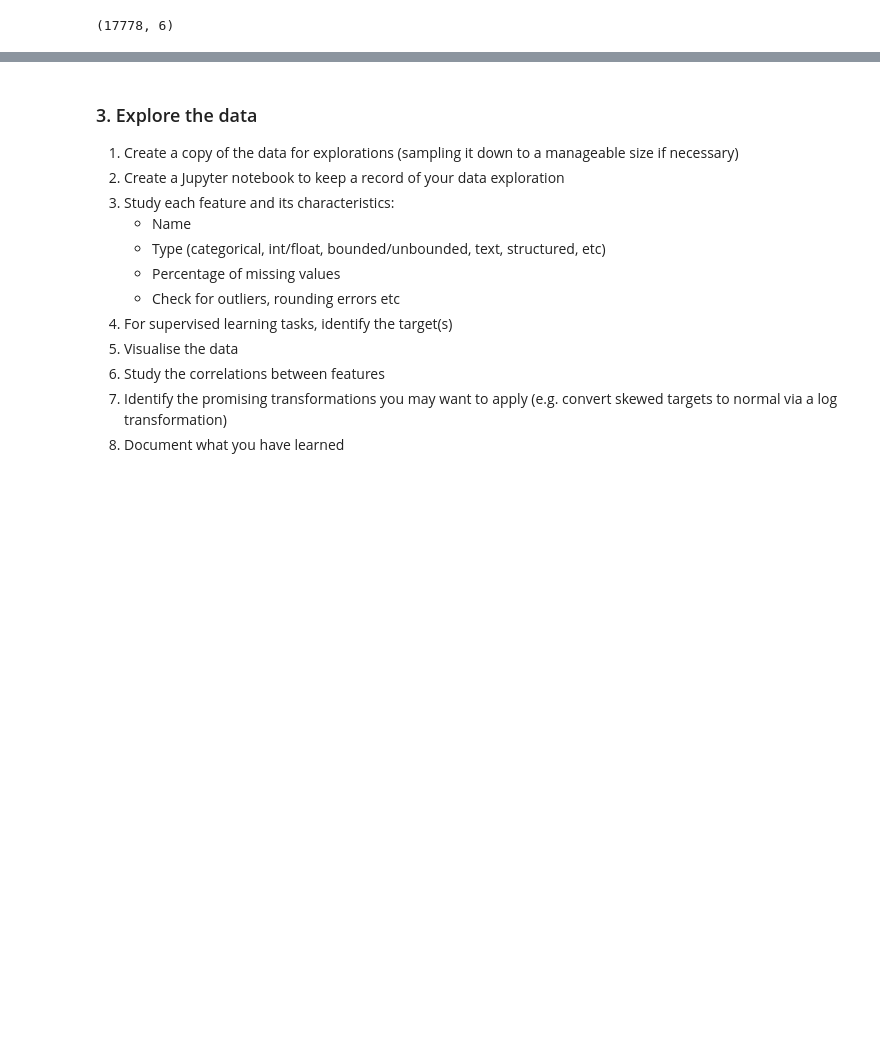
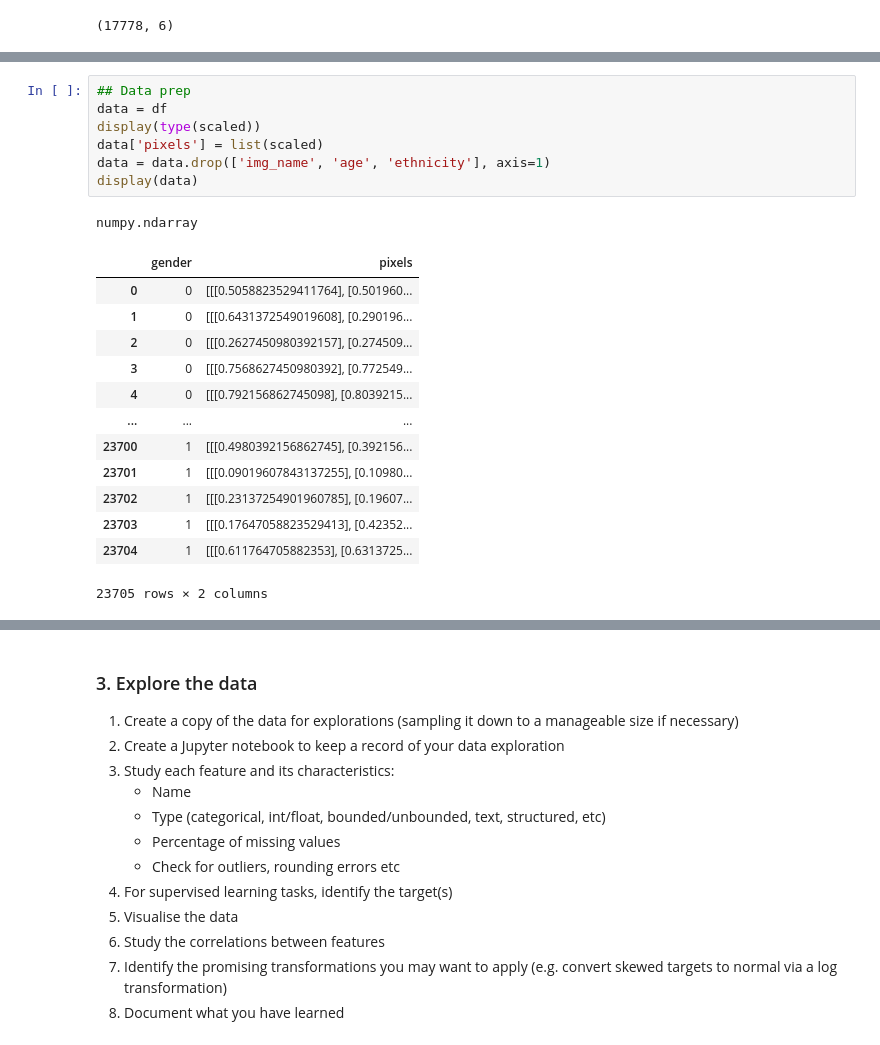
Before and after one commit to Beadhangerone/MAL, a Jupyter notebook: MAL Exercise 7.ipynb, the cells around one changed output, grey strips where cells are left out. Cells and saved outputs as stored; diff of their text form; blank space fills up the shorter version.

```diff
--- a/MAL Exercise 7.ipynb
+++ b/MAL Exercise 7.ipynb
@@ -187,0 +323,22 @@ Accuracy on test data: [1.133062720298767, 0.51121985912323]
+# %%
+## Data prep
+data = df
+display(type(scaled))
+data['pixels'] = list(scaled)
+data = data.drop(['img_name', 'age', 'ethnicity'], axis=1)
+display(data)
+# %% [output]
+numpy.ndarray
+|  | gender | pixels |
+| 0 | 0 | [[[0.5058823529411764], [0.501960... |
+| 1 | 0 | [[[0.6431372549019608], [0.290196... |
+| 2 | 0 | [[[0.2627450980392157], [0.274509... |
+| 3 | 0 | [[[0.7568627450980392], [0.772549... |
+| 4 | 0 | [[[0.792156862745098], [0.8039215... |
+| ... | ... | ... |
+| 23700 | 1 | [[[0.4980392156862745], [0.392156... |
+| 23701 | 1 | [[[0.09019607843137255], [0.10980... |
+| 23702 | 1 | [[[0.23137254901960785], [0.19607... |
+| 23703 | 1 | [[[0.17647058823529413], [0.42352... |
+| 23704 | 1 | [[[0.611764705882353], [0.6313725... |
+23705 rows × 2 columns
```
Also changed, not shown: parts of 15 cells of this notebook, 1 other file.
